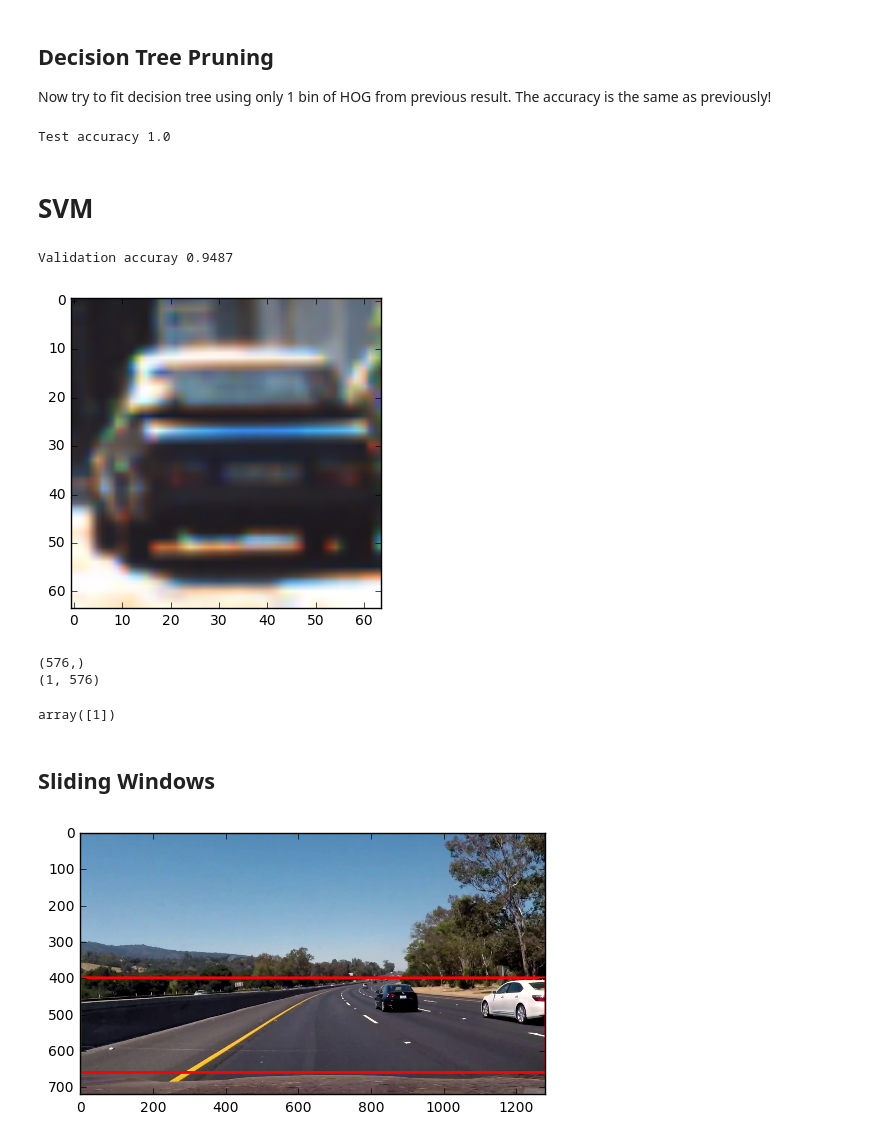
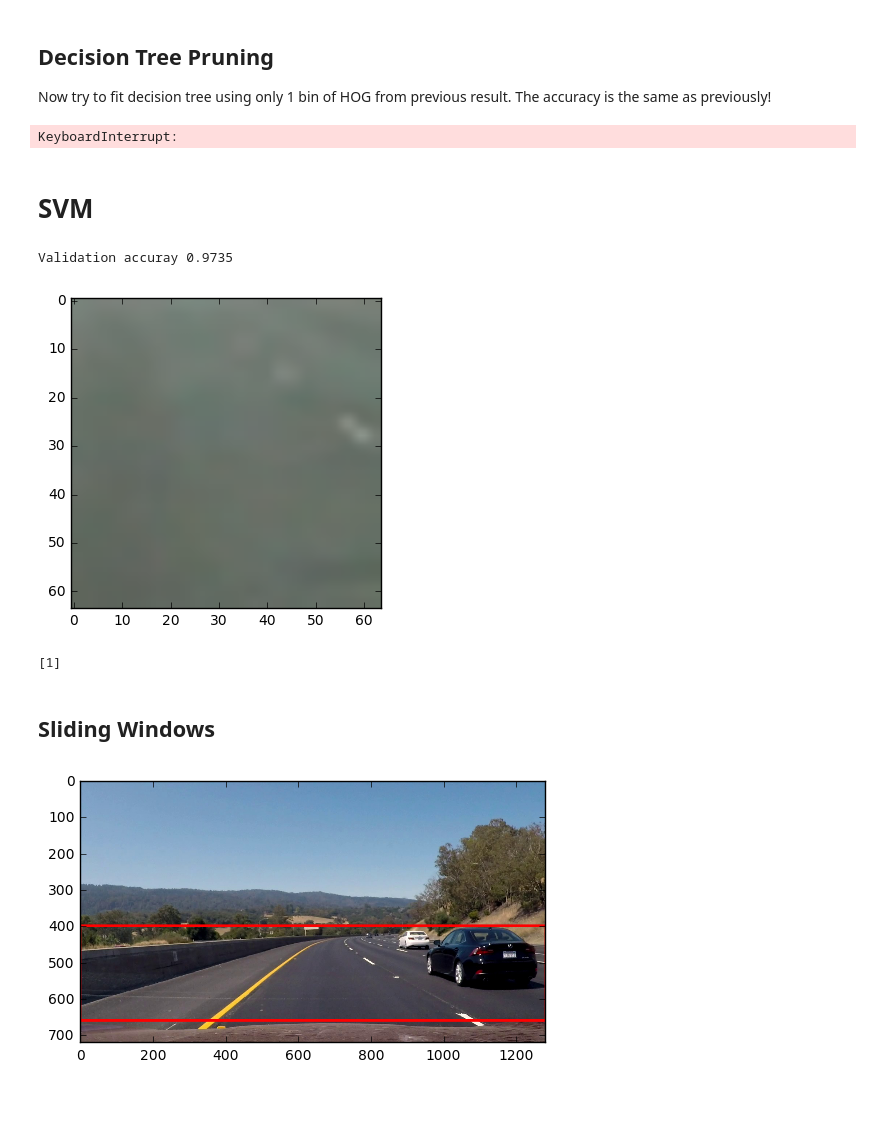
Before and after one commit to soon-yau/SDCND_Term1, a Jupyter notebook: vehicle-detect-tracking/vehicle-detect-track.ipynb, the cells around one changed output. Saved outputs shown, nothing was run; the diff lists cells and outputs as text; code cells hidden in the pictures; blank space fills up the shorter version.

```diff
--- a/vehicle-detect-tracking/vehicle-detect-track.ipynb
+++ b/vehicle-detect-tracking/vehicle-detect-track.ipynb
@@ -21,7 +21,7 @@ import pydotplus
 def read_image(path):
     return(cv2.cvtColor(cv2.imread(path),cv2.COLOR_BGR2RGB))
 
-def extract_hog(img, pix_per_cell=8, cell_per_block=1, orient=9, hog_idx=None):
+def extract_hog(img, pix_per_cell=8, cell_per_block=2, orient=9, hog_idx=None):
     gray=cv2.cvtColor(img,cv2.COLOR_RGB2GRAY)
     hog_features = hog(gray, orientations=orient, pixels_per_cell=(pix_per_cell, pix_per_cell), cells_per_block=(cell_per_block, cell_per_block), visualise=False, feature_vector=True)
     if hog_idx is None:
@@ -30,11 +30,11 @@ def extract_hog(img, pix_per_cell=8, cell_per_block=1, orient=9, hog_idx=None):
         return hog_features[hog_idx]
 
 # Define a function to compute color histogram features
-def color_hist(img, nbins=32, bins_range=(0, 256)):
+def color_hist(img, nbins=16, bins_range=(0, 256)):
     # Compute the histogram of the RGB channels separately
-    rhist = np.histogram(img[:,:,0], bins=nbins, range=bins_range)
-    ghist = np.histogram(img[:,:,1], bins=nbins, range=bins_range)
-    bhist = np.histogram(img[:,:,2], bins=nbins, range=bins_range)
+    rhist = np.histogram(img[:,:,0], bins=nbins, range=bins_range, density=True)
+    ghist = np.histogram(img[:,:,1], bins=nbins, range=bins_range, density=True)
+    bhist = np.histogram(img[:,:,2], bins=nbins, range=bins_range, density=True)
     # Generating bin centers
     bin_edges = rhist[1]
     bin_centers = (bin_edges[1:]  + bin_edges[0:len(bin_edges)-1])/2
@@ -61,11 +61,11 @@ def bin_spatial_color_hist(img, color_space='YUV', size=(32, 32)):
 
     # color histogram
     hist_features=color_hist(feature_image)
+    return (hist_features)
+    # Use cv2.resize().ravel() to create the feature vector
+    #spatial_features = cv2.resize(feature_image, size).ravel()
 
-    # Use cv2.resize().ravel() to create the feature vector
-    spatial_features = cv2.resize(feature_image, size).ravel()
-
-    return np.concatenate((spatial_features, hist_features))
+    #return np.concatenate((spatial_features, hist_features))
 
 
 def extract_features(img, feature='hog', color_space='YUV', size=(32, 32), hog_idx=None):
@@ -222,7 +221,7 @@ draw_hog_block(img_path)
 ## Decision Tree Pruning
 Now try to fit decision tree using only 1 bin of HOG from previous result. The accuracy is the same as previously!
 # %%
-X_train, X_test, y_train, y_test=process_datasets(features='hog',hog_idx=[81])
+X_train, X_test, y_train, y_test=process_datasets(features='hog_and_color',hog_idx=[81])
 clf=tree.DecisionTreeClassifier()
 clf.fit(X_train,y_train)
 
@@ -230,11 +229,11 @@ pred=clf.predict(X_test)
 accuracy=np.mean(pred==y_test)
 print('Test accuracy', accuracy)
 # %% [output]
-Test accuracy 1.0
+KeyboardInterrupt:
 # %% [markdown]
 # SVM
 # %%
-X_train, X_test, y_train, y_test=process_datasets(features='hog', color_space='YUV')
+X_train, X_test, y_train, y_test=process_datasets(features='hog_and_color', color_space='YUV')
 
 clf=svm.SVC(kernel='linear')
 clf.fit(X_train,y_train)
@@ -243,45 +242,43 @@ y_pred=clf.predict(X_test)
 val_acc=accuracy_score(y_test, y_pred)
 print('Validation accuray %.4f'%val_acc)
 # %% [output]
-Validation accuray 0.9487
+Validation accuray 0.9735
 # %%
 def predict_vehicle(clf, image):
     image=cv2.resize(image,(64,64))
-    feat=extract_features(image, feature='hog', color_space='YUV')
+    feat=extract_features(image, feature='hog_and_color', color_space='YUV')
 
     feat=feat.reshape(1,-1)
-
-    #X_scaler=StandardScaler().fit(feat)
-    #feat=X_scaler.transform(feat)
+    #scaler=StandardScaler().fit(feat.astype(np.float64))
+    #feat=scaler.transform(feat)
 
     return(clf.predict(feat))
 # %%
-#img_path='./datasets/non-vehicles/GTI/image1.png'
-img_path='./datasets/vehicles/KITTI_extracted/1.png'
+img_path='./datasets/non-vehicles/GTI/image1.png'
+#img_path='./datasets/vehicles/KITTI_extracted/1.png'
 
 img=read_image(img_path)
 
 plt.imshow(img)
 plt.show()
-predict_vehicle(clf, img)
+
+print(predict_vehicle(clf, img))
 # %% [output]
-[figure, old version]
+[figure, new version]
-(576,)
-(1, 576)
+[1]
-array([1])
 # %% [markdown]
 ## Sliding Windows
 # %%
 # Load test image
 %matplotlib inline
-img=read_image('test1060.jpg')
+img=read_image('test750.jpg')
 y_search_min=400
 y_search_max=660
 img2=draw_boxes(img, [((0,y_search_min), (1279,y_search_max))],thick=6)
 plt.imshow(img2)
 plt.show()
 # %% [output]
-[figure, old version]
+[figure, new version]
 # %%
 def sliding_window_row(img, window_size, step_size, y_loc, dbg=False):
 
```
Also changed, not shown: parts of 6 cells of this notebook.
